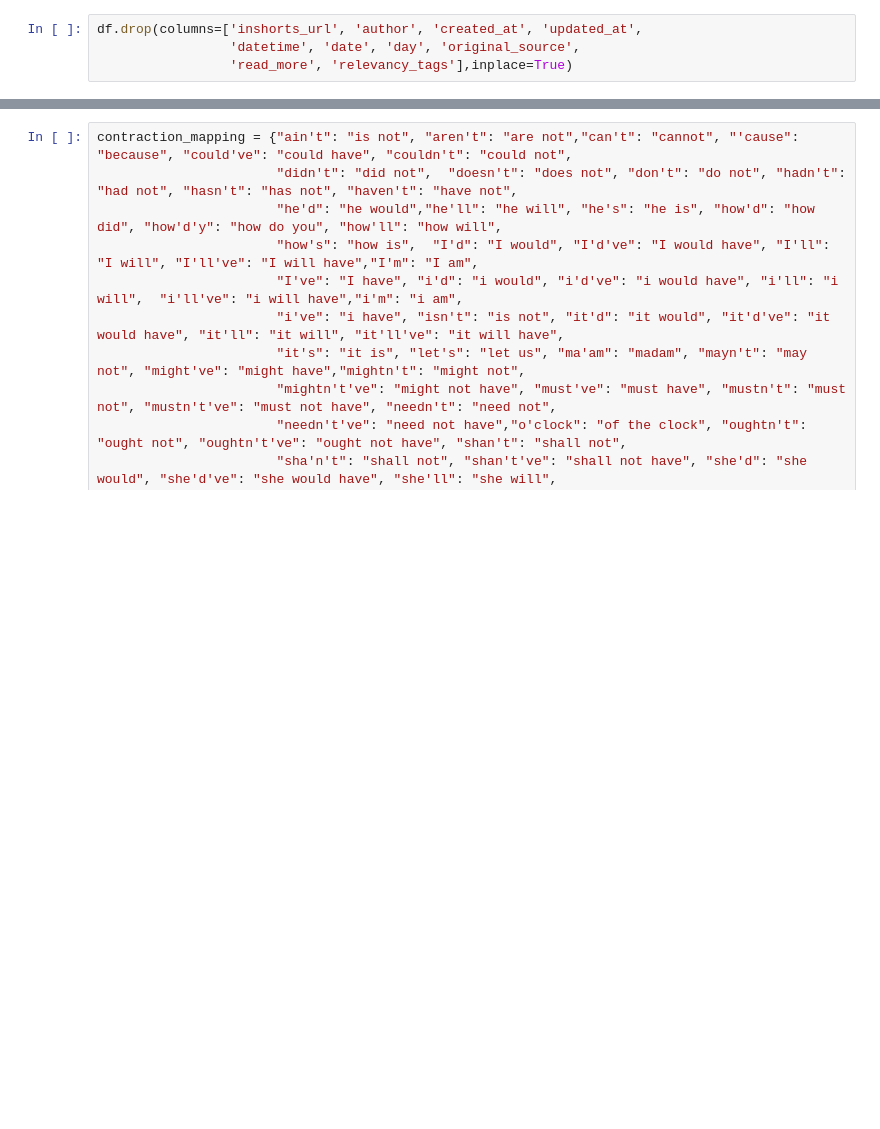
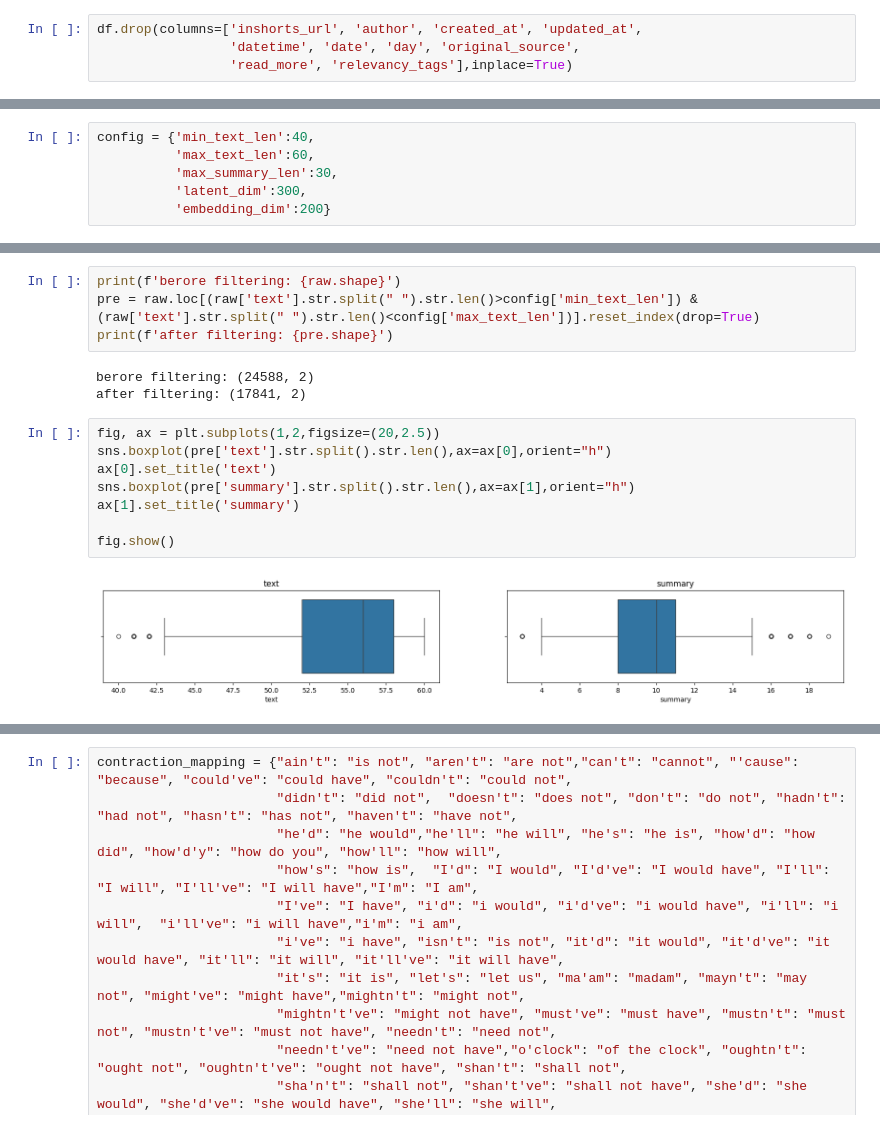
Before and after one commit to trehansalil/Py_Projects, a Jupyter notebook: News_Summarization/experiment.ipynb, the cells around one changed output, grey strips where cells are left out. Saved outputs shown, nothing was run; the diff lists cells and outputs as text; blank space fills up the shorter version.

```diff
--- a/News_Summarization/experiment.ipynb
+++ b/News_Summarization/experiment.ipynb
@@ -121,0 +134,6 @@ df.drop(columns=['inshorts_url', 'author', 'created_at', 'updated_at',
+# %%
+config = {'min_text_len':40,
+          'max_text_len':60,
+          'max_summary_len':30,
+          'latent_dim':300,
+          'embedding_dim':200}
@@ -121,0 +168,17 @@ df.drop(columns=['inshorts_url', 'author', 'created_at', 'updated_at',
+# %%
+print(f'berore filtering: {raw.shape}')
+pre = raw.loc[(raw['text'].str.split(" ").str.len()>config['min_text_len']) & (raw['text'].str.split(" ").str.len()<config['max_text_len'])].reset_index(drop=True)
+print(f'after filtering: {pre.shape}')
+# %% [output]
+berore filtering: (24588, 2)
+after filtering: (17841, 2)
+# %%
+fig, ax = plt.subplots(1,2,figsize=(20,2.5))
+sns.boxplot(pre['text'].str.split().str.len(),ax=ax[0],orient="h")
+ax[0].set_title('text')
+sns.boxplot(pre['summary'].str.split().str.len(),ax=ax[1],orient="h")
+ax[1].set_title('summary')
+
+fig.show()
+# %% [output]
+[figure, added]
```
Also changed, not shown: parts of 31 cells of this notebook.
